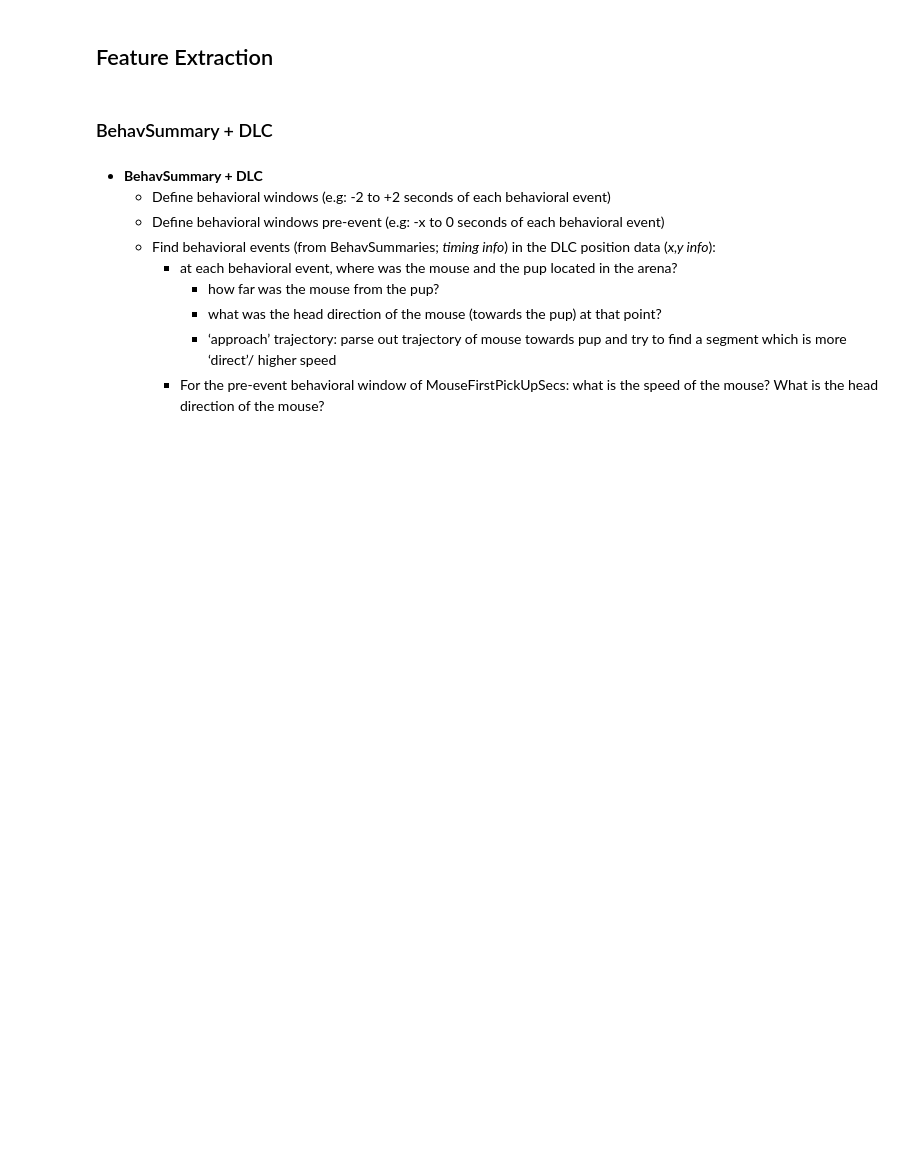
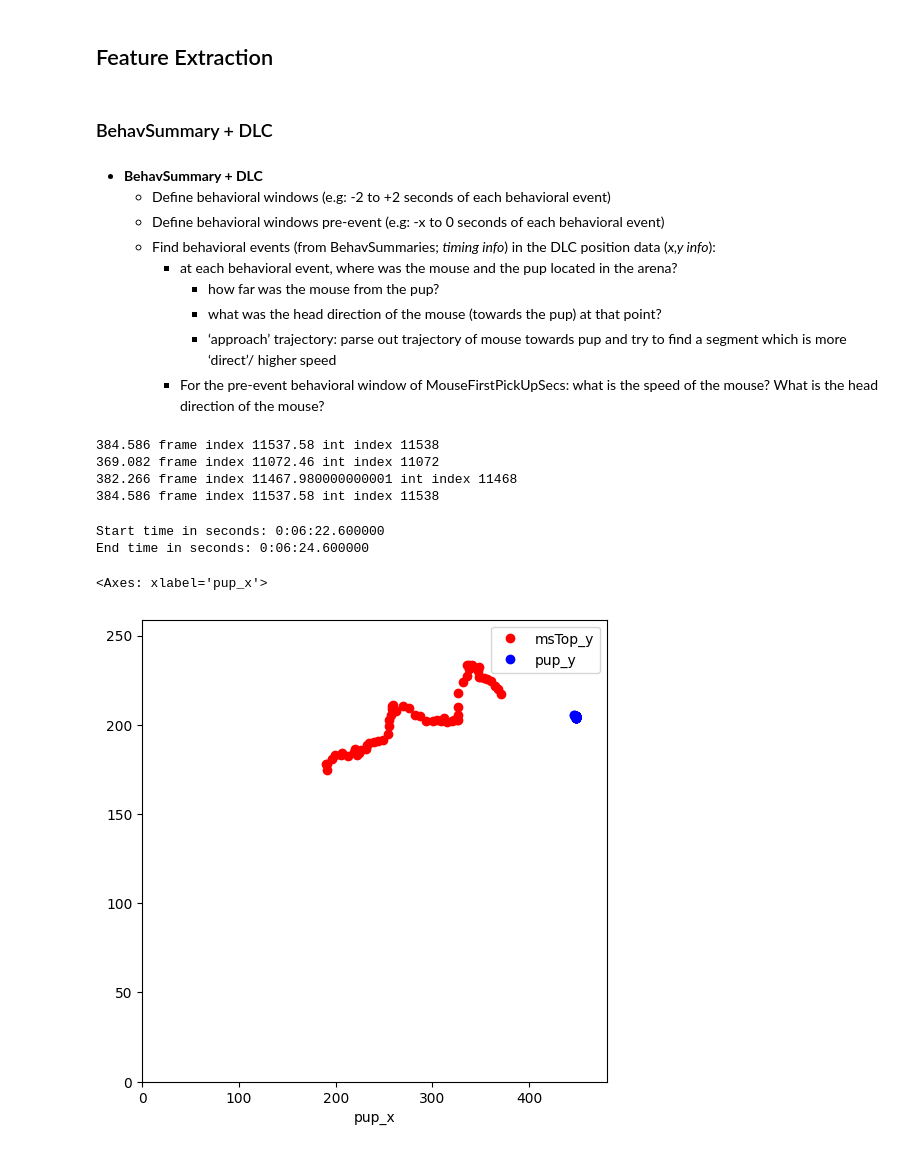
Before and after one commit to danaebroustail/Project, a Jupyter notebook: notebook.ipynb, the cells around one changed output. Drawn from its saved outputs; the diff is of its cells as text; code cells hidden in the pictures; blank space fills up the shorter version.

```diff
--- a/notebook.ipynb
+++ b/notebook.ipynb
@@ -95,0 +93,52 @@ def extract_behavioral_window(df_DLC, df_summary, time_window):
+# %%
+trial_1 = df_summary[df_summary['TrialNum'] == 1]
+
+trial_1
+
+BehavRecdTrialEndSecs = trial_1['BehavRecdTrialEndSecs'].values[0]
+PupDispDropSecs = trial_1['PupDispDropSecs'].values[0]
+MouseFirstPickUpPupSecs = trial_1['MouseFirstPickUpPupSecs'].values[0]
+DropPupNestSecs = trial_1['DropPupNestSecs'].values[0]
+
+ # print all the times
+print(BehavRecdTrialEndSecs, "frame index", BehavRecdTrialEndSecs*30, "int index", round(BehavRecdTrialEndSecs*30))
+print(PupDispDropSecs, "frame index", PupDispDropSecs*30,"int index", round(PupDispDropSecs*30))
+print(MouseFirstPickUpPupSecs, "frame index", MouseFirstPickUpPupSecs*30,"int index", round(MouseFirstPickUpPupSecs*30))
+print(DropPupNestSecs, "frame index", DropPupNestSecs*30,"int index", round(DropPupNestSecs*30))
+
+# compute frame indices by rounding
+BehavRecdTrialEndSecs_frame = round(BehavRecdTrialEndSecs*30)
+PupDispDropSecs_frame = round(PupDispDropSecs*30)
+MouseFirstPickUpPupSecs_frame = round(MouseFirstPickUpPupSecs*30)
+DropPupNestSecs_frame = round(DropPupNestSecs*30)
+# %% [output]
+384.586 frame index 11537.58 int index 11538
+369.082 frame index 11072.46 int index 11072
+382.266 frame index 11467.980000000001 int index 11468
+384.586 frame index 11537.58 int index 11538
+# %%
+# 2s is 60 frames
+window_size = 60
+start_frame_window = BehavRecdTrialEndSecs_frame - window_size
+end_frame_window = BehavRecdTrialEndSecs_frame
+
+# print corresponding time in minutes
+print("Start time in seconds:", str(datetime.timedelta(seconds=start_frame_window/30)))
+print("End time in seconds:", str(datetime.timedelta(seconds=end_frame_window/30)))
+
+# look at the dataframe with frame_index within in the window
+trial_1_DLC = df_DLC[df_DLC['frame_index'] >= start_frame_window][df_DLC['frame_index'] <= end_frame_window]
+# %% [output]
+Start time in seconds: 0:06:22.600000
+End time in seconds: 0:06:24.600000
+# %%
+# plot mouse and pup positions
+fig, ax = plt.subplots(1, 1, figsize=(6, 6))
+
+xlim, ylim =  max(df_DLC['msTop_x'].max(), df_DLC['pup_x'].max()), max(df_DLC['msTop_y'].max(), df_DLC['pup_y'].max())
+
+trial_1_DLC.plot(x='msTop_x', y='msTop_y', style='o', ax=ax, xlim=(0, xlim), ylim=(0, ylim), color = 'r')
+trial_1_DLC.plot(x='pup_x', y='pup_y', style='o', ax=ax,xlim=(0, xlim), ylim=(0, ylim), color = 'b')
+# %% [output]
+<Axes: xlabel='pup_x'>
+[figure, added]
```
Also changed, not shown: parts of 14 cells of this notebook.
